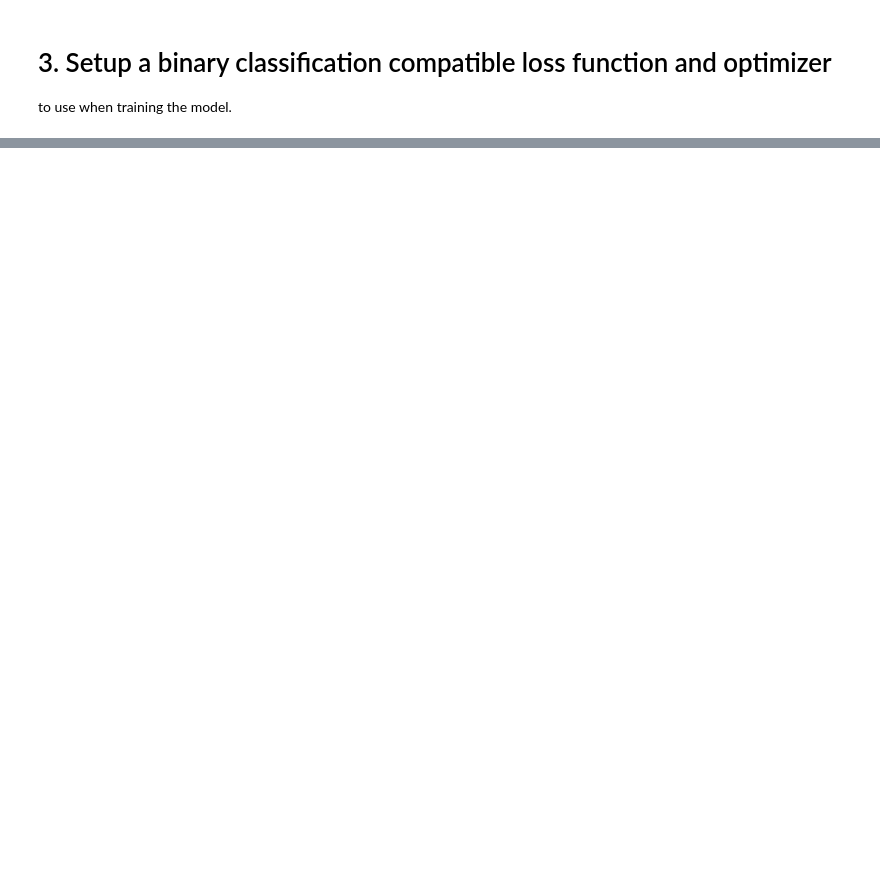
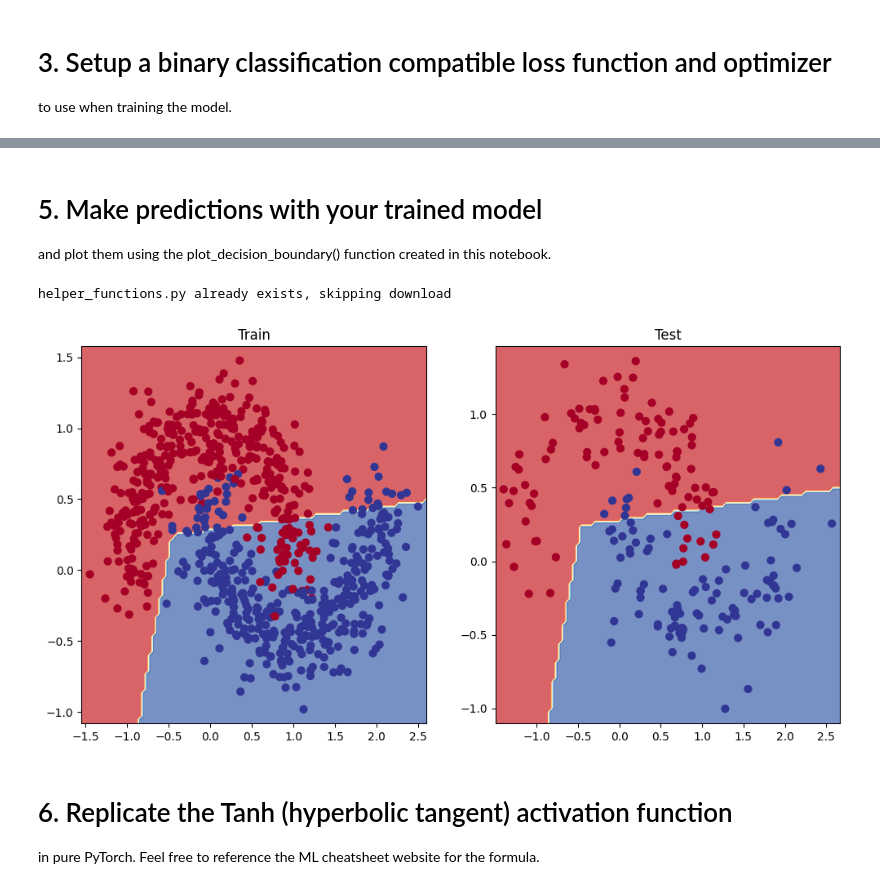
Before and after one commit to tanvircr7/meh, a Jupyter notebook: 02_CODE_pytorch_dbourke.ipynb, the cells around one changed output, grey strips where cells are left out. Drawn from its saved outputs; the diff is of its cells as text; code cells hidden in the pictures; blank space fills up the shorter version.

```diff
--- a/02_CODE_pytorch_dbourke.ipynb
+++ b/02_CODE_pytorch_dbourke.ipynb
@@ -1208,5 +1260,5 @@ MoonSplitModel(
 to use when training the model.
 # %%
 loss_fn_ex2 = nn.BCEWithLogitsLoss()
-optimizer_ex2 = torch.optim.SGD(model_ex2.parameters(), lr=0.01)
+optimizer_ex2 = torch.optim.SGD(model_ex2.parameters(), lr=0.1)
 # %% [markdown]
@@ -1224,7 +1277,7 @@ def accuracy_fn(y_true, y_pred):
 # %%
 # Fit the model
 torch.manual_seed(USTATE)
-epochs = 2000
+epochs = 10000
 
 
 X_train = X_train.to(device)
@@ -1257,6 +1310,6 @@ for epoch in range(epochs):
     loss_temp = loss_fn_ex2(Y_temp_logits, Y_test)
     acc_temp = accuracy_fn(y_true = Y_test, y_pred = Y_temp_preds)
   # Print out what's happening
-  if epoch % 100 == 0:
+  if epoch % 500 == 0:
     print(f"Epoch: {epoch} | Loss: {loss:.5f}, Accuracy: {acc:.2f}% | Test Loss: {loss_temp:.5f}, Test Accuracy: {acc_temp:.2f}%")
 # %% [output]
@@ -1282,0 +1336,35 @@ Epoch: 1900 | Loss: 0.33189, Accuracy: 86.62% | Test Loss: 0.33565, Test Accurac
+# %% [markdown]
+# 5. Make predictions with your trained model
+and plot them using the plot_decision_boundary() function created in this notebook.
+# %%
+import requests
+from pathlib import Path
+
+# Download helper functions from Learn PyTorch repo (if not already downloaded)
+if Path("helper_functions.py").is_file():
+  print("helper_functions.py already exists, skipping download")
+else:
+  print("Downloading helper_functions.py")
+  request = requests.get("https://raw.githubusercontent.com/mrdbourke/pytorch-deep-learning/main/helper_functions.py")
+  with open("helper_functions.py", "wb") as f:
+    f.write(request.content)
+
+from helper_functions import plot_predictions, plot_decision_boundary
+# %% [output]
+helper_functions.py already exists, skipping download
+# %%
+
+# Plot decision boundaries for training and test sets
+plt.figure(figsize=(12, 6))
+plt.subplot(1, 2, 1)
+plt.title("Train")
+plot_decision_boundary(model_ex2, X_train, Y_train)
+plt.subplot(1, 2, 2)
+plt.title("Test")
+plot_decision_boundary(model_ex2, X_test, Y_test)
+# %% [output]
+[figure, added]
+# %% [markdown]
+# 6. Replicate the Tanh (hyperbolic tangent) activation function
+in pure PyTorch.
+Feel free to reference the ML cheatsheet website for the formula.
```
Also changed, not shown: parts of 28 cells of this notebook.
